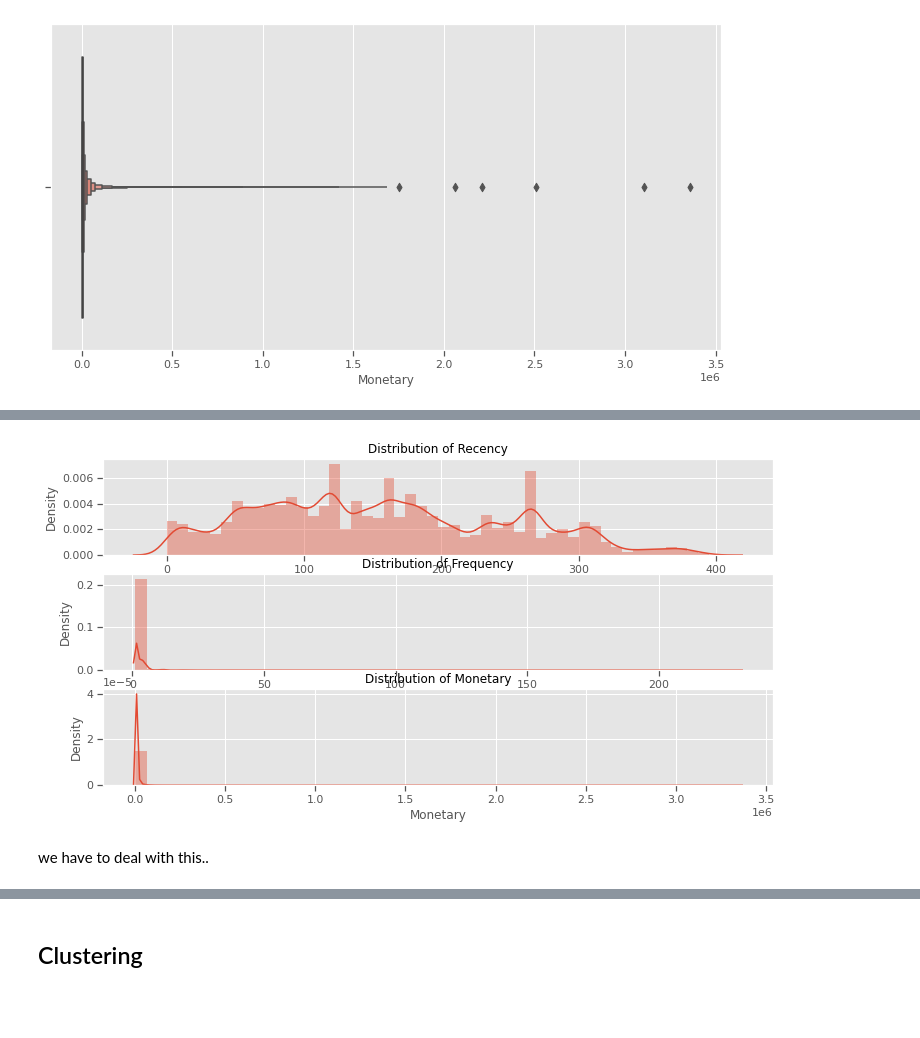
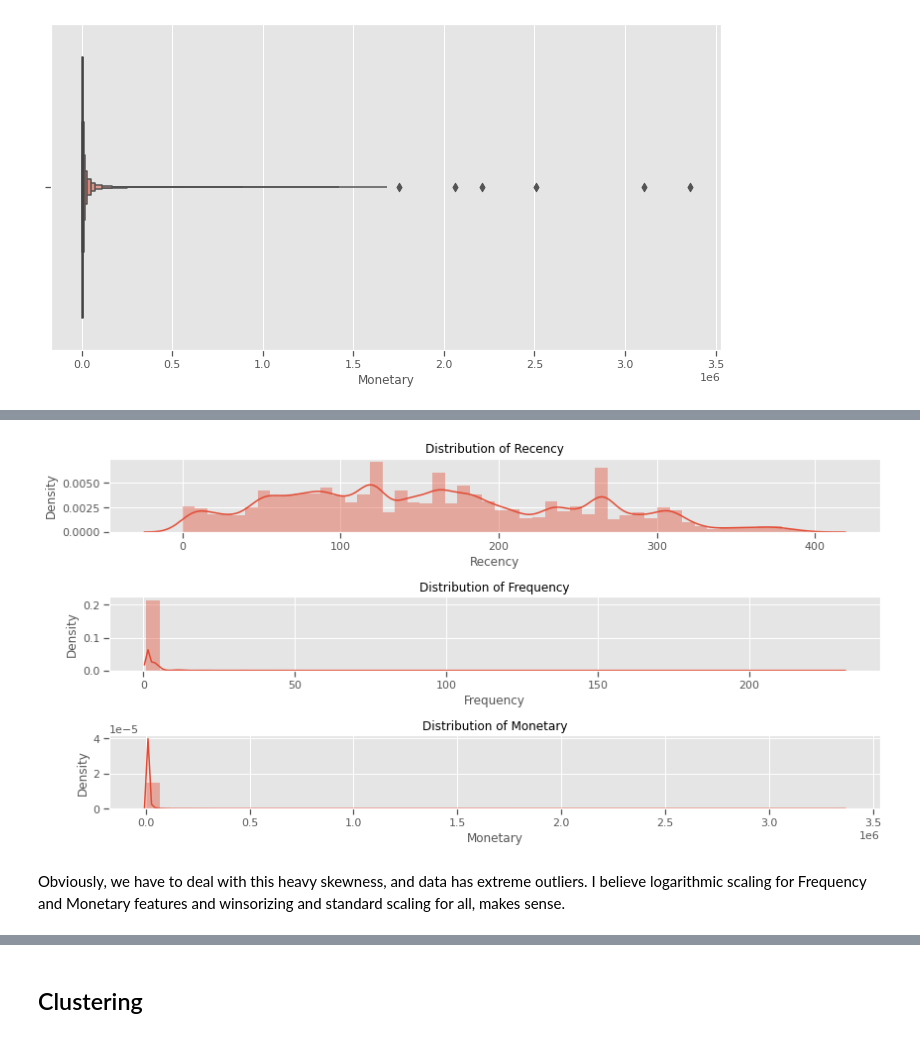
Before and after one commit to alephba/interview_tasks, a Jupyter notebook: src/notebook.ipynb, the cells around one changed output, grey strips where cells are left out. Saved outputs shown, nothing was run; the diff lists cells and outputs as text; code cells hidden in the pictures; blank space fills up the shorter version.

```diff
--- a/src/notebook.ipynb
+++ b/src/notebook.ipynb
@@ -88 +104,3 @@ for index, row in revenue.iterrows():
+# %%
+revenue = convert_gregorian_persian(revenue,'Date','%Y%m%d')
 # %%
@@ -113,9 +134,16 @@ logger.info(f'\n Average Order Value = {avg_order_val} \n Average Frequency {avg
 # %%
 revehnue1398 = revenue[revenue['JdDate']< jd.date(1399, 1, 1)]
 logger.info('\n AVG Revenue Per Month in 1388')
-summary98 = pd.concat([revehnue1398.groupby(pd.Grouper(key="JdMonth")).agg({'Revenue': 'mean','OrderID': 'count'})\
-            .rename(columns={'Revenue': 'AVG Revenue Per Month' ,'OrderID': 'Count Order Per Month'}),
-revehnue1398.groupby(pd.Grouper(key="JdMonth")).agg({'Revenue': 'sum'}).rename(columns={'Revenue': 'Total Revenue Per Month'})], axis=1)
+summary98 = pd.concat([revehnue1398.groupby(pd.Grouper(key="JdMonth"), as_index=False)\
+                      .agg({'Revenue': 'mean','OrderID': 'count'})\
+                      .rename(columns=
+                                    {'Revenue': 'AVG Revenue Per Month' ,
+                                    'OrderID': 'Count Order Per Month'}),
+                       revehnue1398.groupby(pd.Grouper(key="JdMonth"), as_index=False)\
+                                            .agg({'Revenue': 'sum'})\
+                                                .rename(columns=
+                                                {'Revenue': 'Total Revenue Per Month'})\
+                                                                .drop(columns='JdMonth')],axis=1)
 
 summary98
 # %% [output]
@@ -137,0 +165,7 @@ summary98
+# %%
+for ind, x in enumerate(summary98.columns[1:-1]):
+    # plt.subplot(3,1,ind+1)
+    sns.lineplot(data=summary98, x='JdMonth', y=x, label=x)
+    # plt.tight_layout()
+plt.legend()
+plt.show()
@@ -137,0 +174,7 @@ summary98
+# %%
+for ind, x in enumerate(summary98.columns[1:]):
+    plt.subplot(3,1,ind+1)
+    sns.lineplot(data=summary98, x='JdMonth', y=x, label=x)
+    plt.tight_layout()
+# plt.legend()
+plt.show()
@@ -224,4 +271,6 @@ def check_skew(df_skew, column):
 for ind, i in enumerate(rfm_df.columns[1:]):
     plt.subplot(3,1, ind+1)
     check_skew(rfm_df, i)
+plt.tight_layout()
+plt.show()
 # %% [output]
@@ -235,4 +284,4 @@ for ind, i in enumerate(rfm_df.columns[1:]):
  Monetary's: Skew: 50.91426917719234, : SkewtestResult(statistic=681.9671668363789, pvalue=0.0)
-[figure, old version]
+[figure, new version]
-# %% [markdown]
-we have to deal with this..
+# %% [markdown]
+Obviously, we have to deal with this heavy skewness, and data has extreme outliers. I believe logarithmic scaling for Frequency and Monetary features and winsorizing and standard scaling for all, makes sense.
```
Also changed, not shown: parts of 26 cells of this notebook.
